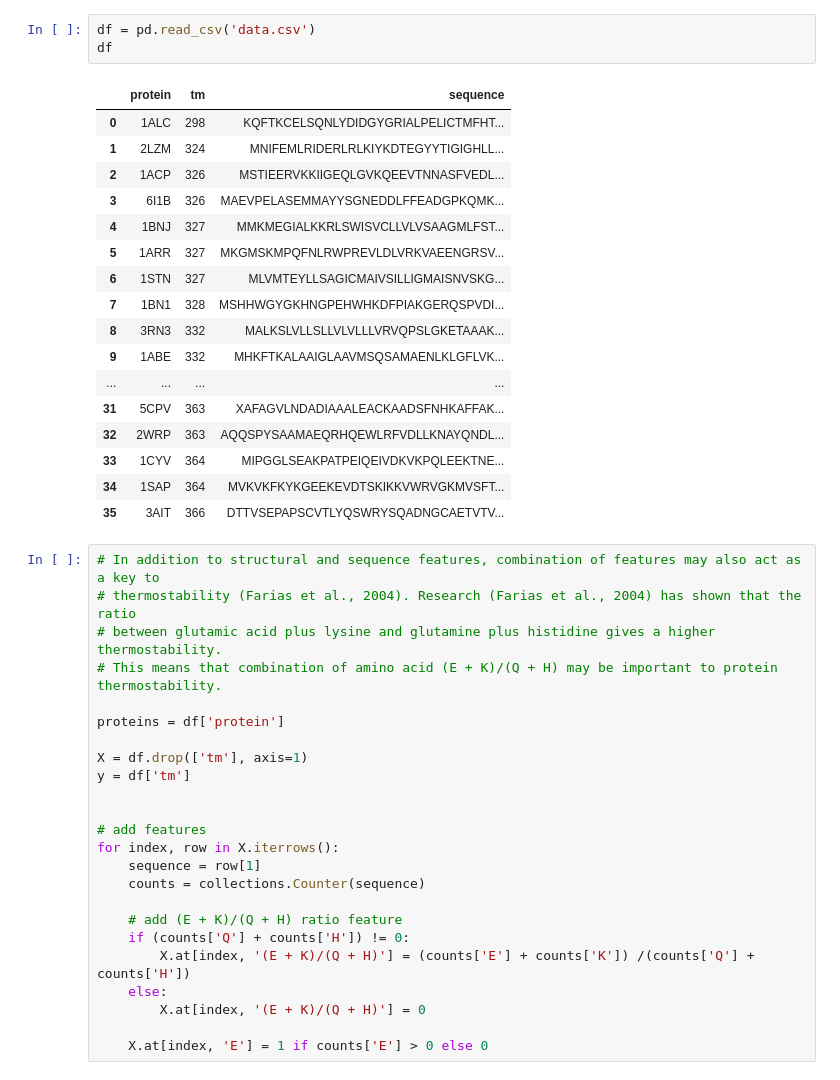
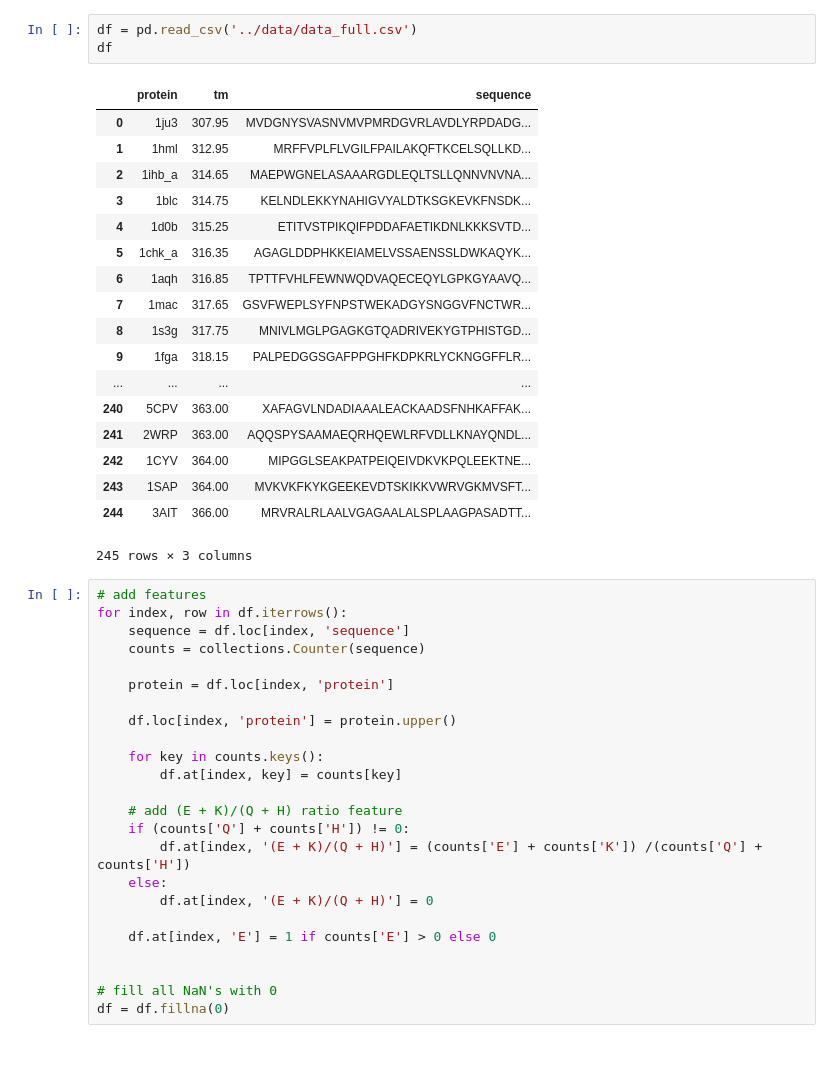
Before and after one commit to Ruben-Krueger/cs_221_final_project, a Jupyter notebook: models/neural_network.ipynb, the cells around one changed output. Cells and saved outputs as stored; diff of their text form; blank space fills up the shorter version.

```diff
--- a/models/neural_network.ipynb
+++ b/models/neural_network.ipynb
@@ -13,46 +16,47 @@ import seaborn as sns
 # %%
-df = pd.read_csv('data.csv')
+df = pd.read_csv('../data/data_full.csv')
 df
 # %% [output]
 |  | protein | tm | sequence |
-| 0 | 1ALC | 298 | KQFTKCELSQNLYDIDGYGRIALPELICTMFHT... |
-| 1 | 2LZM | 324 | MNIFEMLRIDERLRLKIYKDTEGYYTIGIGHLL... |
-| 2 | 1ACP | 326 | MSTIEERVKKIIGEQLGVKQEEVTNNASFVEDL... |
-| 3 | 6I1B | 326 | MAEVPELASEMMAYYSGNEDDLFFEADGPKQMK... |
-| 4 | 1BNJ | 327 | MMKMEGIALKKRLSWISVCLLVLVSAAGMLFST... |
-| 5 | 1ARR | 327 | MKGMSKMPQFNLRWPREVLDLVRKVAEENGRSV... |
-| 6 | 1STN | 327 | MLVMTEYLLSAGICMAIVSILLIGMAISNVSKG... |
-| 7 | 1BN1 | 328 | MSHHWGYGKHNGPEHWHKDFPIAKGERQSPVDI... |
-| 8 | 3RN3 | 332 | MALKSLVLLSLLVLVLLLVRVQPSLGKETAAAK... |
-| 9 | 1ABE | 332 | MHKFTKALAAIGLAAVMSQSAMAENLKLGFLVK... |
+| 0 | 1ju3 | 307.95 | MVDGNYSVASNVMVPMRDGVRLAVDLYRPDADG... |
+| 1 | 1hml | 312.95 | MRFFVPLFLVGILFPAILAKQFTKCELSQLLKD... |
+| 2 | 1ihb_a | 314.65 | MAEPWGNELASAAARGDLEQLTSLLQNNVNVNA... |
+| 3 | 1blc | 314.75 | KELNDLEKKYNAHIGVYALDTKSGKEVKFNSDK... |
+| 4 | 1d0b | 315.25 | ETITVSTPIKQIFPDDAFAETIKDNLKKKSVTD... |
+| 5 | 1chk_a | 316.35 | AGAGLDDPHKKEIAMELVSSAENSSLDWKAQYK... |
+| 6 | 1aqh | 316.85 | TPTTFVHLFEWNWQDVAQECEQYLGPKGYAAVQ... |
+| 7 | 1mac | 317.65 | GSVFWEPLSYFNPSTWEKADGYSNGGVFNCTWR... |
+| 8 | 1s3g | 317.75 | MNIVLMGLPGAGKGTQADRIVEKYGTPHISTGD... |
+| 9 | 1fga | 318.15 | PALPEDGGSGAFPPGHFKDPKRLYCKNGGFFLR... |
 | ... | ... | ... | ... |
-| 31 | 5CPV | 363 | XAFAGVLNDADIAAALEACKAADSFNHKAFFAK... |
-| 32 | 2WRP | 363 | AQQSPYSAAMAEQRHQEWLRFVDLLKNAYQNDL... |
-| 33 | 1CYV | 364 | MIPGGLSEAKPATPEIQEIVDKVKPQLEEKTNE... |
-| 34 | 1SAP | 364 | MVKVKFKYKGEEKEVDTSKIKKVWRVGKMVSFT... |
-| 35 | 3AIT | 366 | DTTVSEPAPSCVTLYQSWRYSQADNGCAETVTV... |
+| 240 | 5CPV | 363.00 | XAFAGVLNDADIAAALEACKAADSFNHKAFFAK... |
+| 241 | 2WRP | 363.00 | AQQSPYSAAMAEQRHQEWLRFVDLLKNAYQNDL... |
+| 242 | 1CYV | 364.00 | MIPGGLSEAKPATPEIQEIVDKVKPQLEEKTNE... |
+| 243 | 1SAP | 364.00 | MVKVKFKYKGEEKEVDTSKIKKVWRVGKMVSFT... |
+| 244 | 3AIT | 366.00 | MRVRALRLAALVGAGAALALSPLAAGPASADTT... |
+245 rows × 3 columns
 # %%
-# In addition to structural and sequence features, combination of features may also act as a key to
-# thermostability (Farias et al., 2004). Research (Farias et al., 2004) has shown that the ratio
-# between glutamic acid plus lysine and glutamine plus histidine gives a higher thermostability.
-# This means that combination of amino acid (E + K)/(Q + H) may be important to protein thermostability.
+# add features
+for index, row in df.iterrows():
+    sequence = df.loc[index, 'sequence']
+    counts = collections.Counter(sequence)
 
-proteins = df['protein']
+    protein = df.loc[index, 'protein']
 
-X = df.drop(['tm'], axis=1)
-y = df['tm']
+    df.loc[index, 'protein'] = protein.upper()
 
-
-# add features
-for index, row in X.iterrows():
-    sequence = row[1]
-    counts = collections.Counter(sequence)
+    for key in counts.keys():
+        df.at[index, key] = counts[key]
 
     # add (E + K)/(Q + H) ratio feature
     if (counts['Q'] + counts['H']) != 0:
-        X.at[index, '(E + K)/(Q + H)'] = (counts['E'] + counts['K']) /(counts['Q'] + counts['H'])
+        df.at[index, '(E + K)/(Q + H)'] = (counts['E'] + counts['K']) /(counts['Q'] + counts['H'])
     else:
-        X.at[index, '(E + K)/(Q + H)'] = 0
+        df.at[index, '(E + K)/(Q + H)'] = 0
 
-    X.at[index, 'E'] = 1 if counts['E'] > 0 else 0
+    df.at[index, 'E'] = 1 if counts['E'] > 0 else 0
+
+
+# fill all NaN's with 0
+df = df.fillna(0)
 # %%
```
Also changed, not shown: parts of 14 cells of this notebook, 4 other files.
